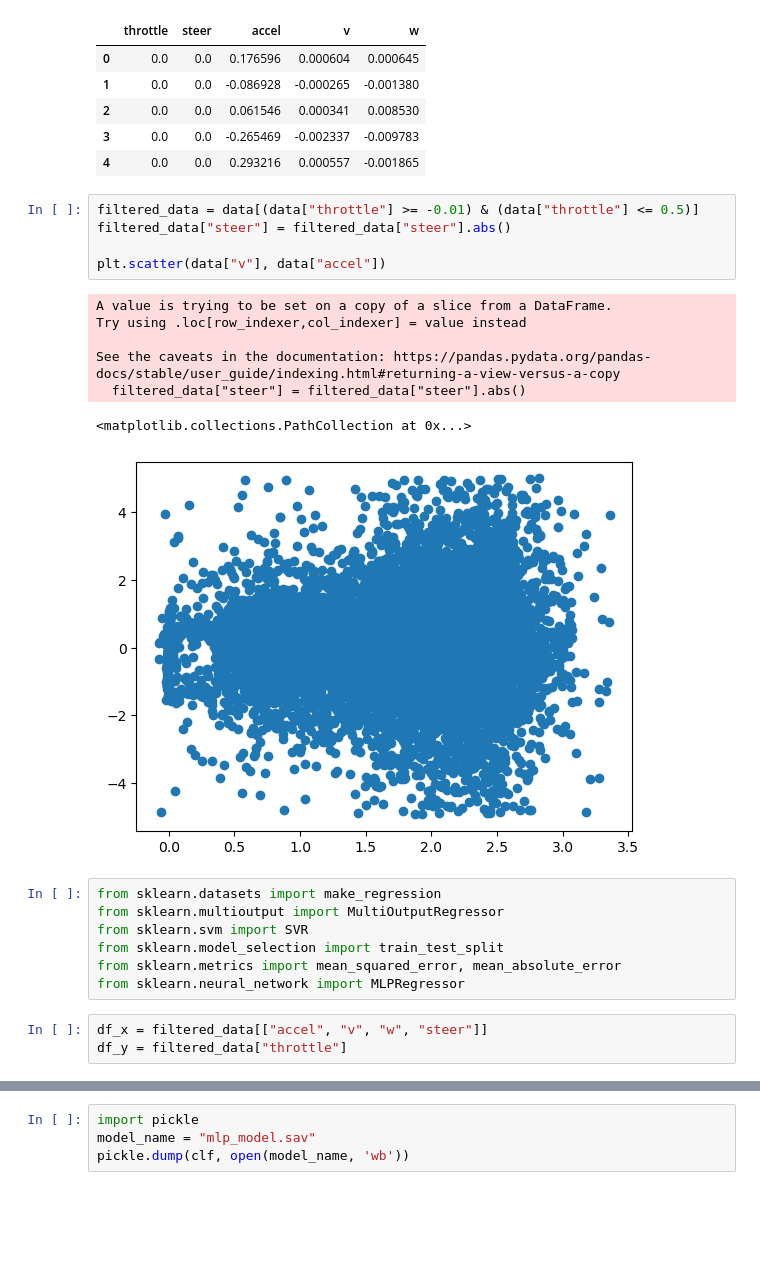
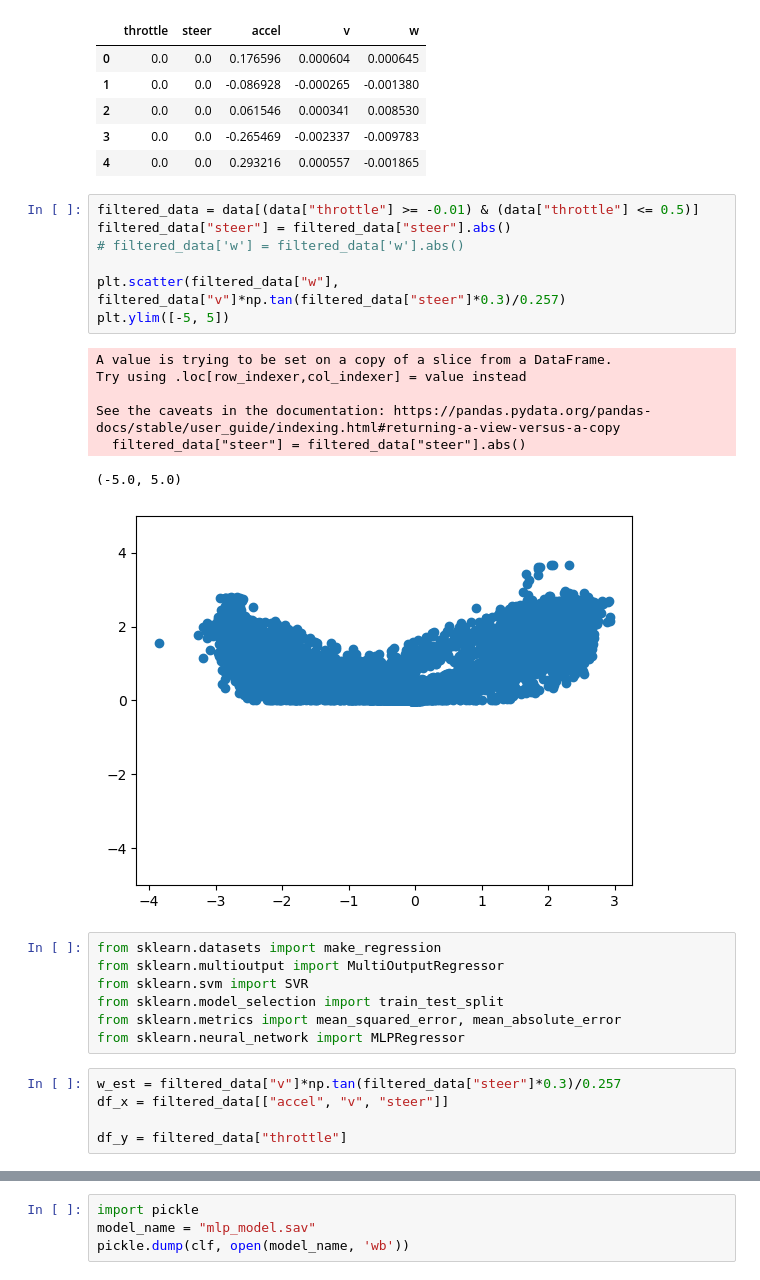
Before and after one commit to SafeRoboticsLab/vicon_bridge, a Jupyter notebook: scripts/train.ipynb, the cells around one changed output, grey strips where cells are left out. Cells and saved outputs as stored; diff of their text form; blank space fills up the shorter version.

```diff
--- a/scripts/train.ipynb
+++ b/scripts/train.ipynb
@@ -22,16 +22,18 @@ data.head()
 # %%
 filtered_data = data[(data["throttle"] >= -0.01) & (data["throttle"] <= 0.5)]
 filtered_data["steer"] = filtered_data["steer"].abs()
+# filtered_data['w'] = filtered_data['w'].abs()
 
-plt.scatter(data["v"], data["accel"])
+plt.scatter(filtered_data["w"], filtered_data["v"]*np.tan(filtered_data["steer"]*0.3)/0.257)
+plt.ylim([-5, 5])
 # %% [output]
 A value is trying to be set on a copy of a slice from a DataFrame.
 Try using .loc[row_indexer,col_indexer] = value instead
 
 See the caveats in the documentation: https://pandas.pydata.org/pandas-docs/stable/user_guide/indexing.html#returning-a-view-versus-a-copy
   filtered_data["steer"] = filtered_data["steer"].abs()
-<matplotlib.collections.PathCollection at 0x...>
+(-5.0, 5.0)
-[figure, old version]
+[figure, new version]
 # %%
 from sklearn.datasets import make_regression
 from sklearn.multioutput import MultiOutputRegressor
@@ -40,7 +42,9 @@ from sklearn.model_selection import train_test_split
 from sklearn.metrics import mean_squared_error, mean_absolute_error
 from sklearn.neural_network import MLPRegressor
 # %%
-df_x = filtered_data[["accel", "v", "w", "steer"]]
+w_est = filtered_data["v"]*np.tan(filtered_data["steer"]*0.3)/0.257
+df_x = filtered_data[["accel", "v", "steer"]]
+
 df_y = filtered_data["throttle"]
 # %%
 X_train, X_test, y_train, y_test = train_test_split(
```
Also changed, not shown: parts of 6 cells of this notebook, 2 other files.
